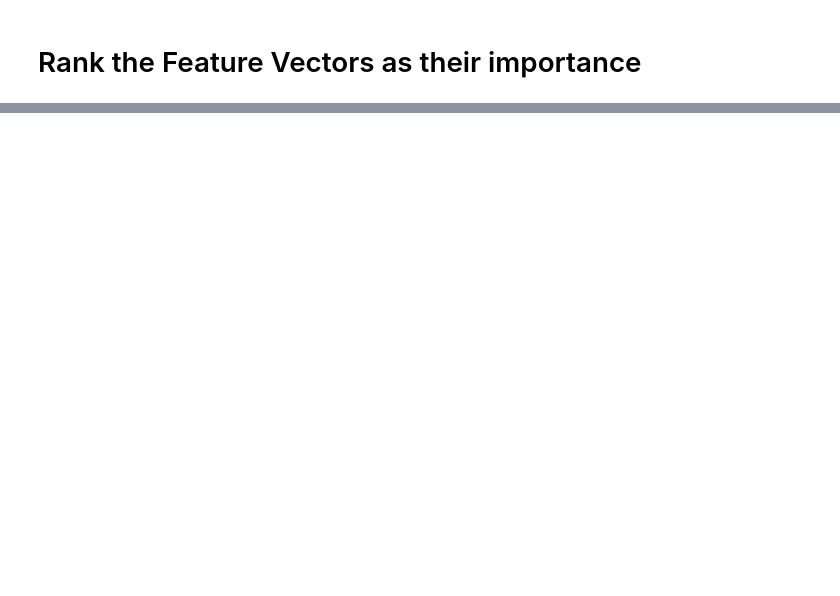
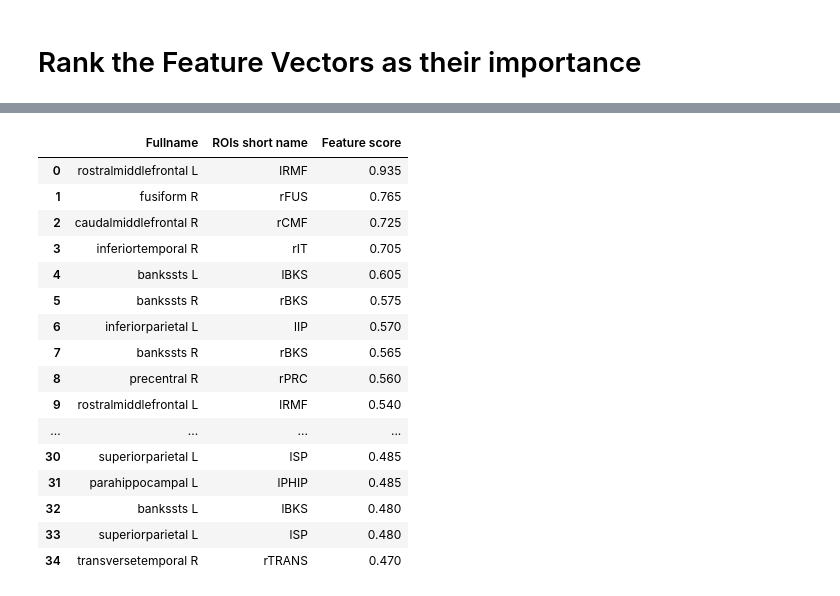
Before and after one commit to msultanmahmud/EEG_Analysis, a Jupyter notebook: Stability_selection_v1/SultanStabilitySelection_noise_Ranking_features_rep_SV_v5.ipynb, the cells around one changed output, grey strips where cells are left out. Cells and saved outputs as stored; diff of their text form; code cells hidden in the pictures; blank space fills up the shorter version.

```diff
--- a/Stability_selection_v1/SultanStabilitySelection_noise_Ranking_features_rep_SV_v5.ipynb
+++ b/Stability_selection_v1/SultanStabilitySelection_noise_Ranking_features_rep_SV_v5.ipynb
@@ -551,7 +750,7 @@ cn=np.asarray(names) # converted as numpy.ndarray
 b= sorted(zip(map(lambda x: round(x, 4), clf.scores_), cn), reverse=True)
 # print b
 bb=np.asarray(b)
-rakfe=bb[bb[:,0]>=Th_2_Bins[5]]
+rakfe=bb[bb[:,0]>=Th_2_Bins[3]]
 ROIs=rakfe[:,1]%68
 # print ROIs
 # %%
@@ -601,2 +828,37 @@ sn
 # %%
 # sn.to_csv('Top15fea_noise.csv')
+# %%
+aa=pd.DataFrame(dk.values[0:nor])
+aa.columns=['ROIs']
+Toprois=pd.DataFrame(aa.values)
+# print Toprois
+# %%
+saa=pd.DataFrame(sdk.values[0:nor])
+saa.columns=['short ROIs']
+sToprois=pd.DataFrame(saa.values)
+# print sToprois
+# %%
+nor1=35
+sc=pd.DataFrame(bb[0:nor1,0])
+sn=pd.concat([Toprois,sToprois,sc],axis=1)
+sn.columns=['Fullname','ROIs short name', ' Feature score'] # sn: score and roi
+# ddd=pd.DataFrame(bb[0:16,0],sToprois)
+sn
+# %% [output]
+|  | Fullname | ROIs short name | Feature score |
+| 0 | rostralmiddlefrontal L | lRMF | 0.935 |
+| 1 | fusiform R | rFUS | 0.765 |
+| 2 | caudalmiddlefrontal R | rCMF | 0.725 |
+| 3 | inferiortemporal R | rIT | 0.705 |
+| 4 | bankssts L | lBKS | 0.605 |
+| 5 | bankssts R | rBKS | 0.575 |
+| 6 | inferiorparietal L | lIP | 0.570 |
+| 7 | bankssts R | rBKS | 0.565 |
+| 8 | precentral R | rPRC | 0.560 |
+| 9 | rostralmiddlefrontal L | lRMF | 0.540 |
+| ... | ... | ... | ... |
+| 30 | superiorparietal L | lSP | 0.485 |
+| 31 | parahippocampal L | lPHIP | 0.485 |
+| 32 | bankssts L | lBKS | 0.480 |
+| 33 | superiorparietal L | lSP | 0.480 |
+| 34 | transversetemporal R | rTRANS | 0.470 |
```
Also changed, not shown: parts of 25 cells of this notebook, 1 other file.
